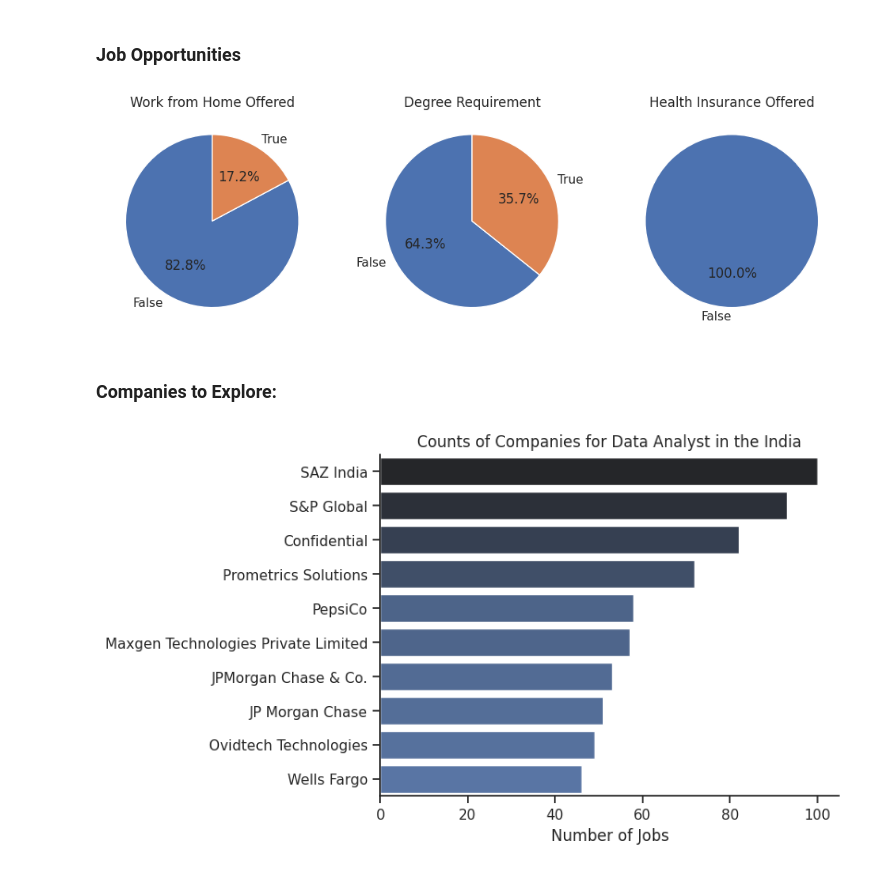
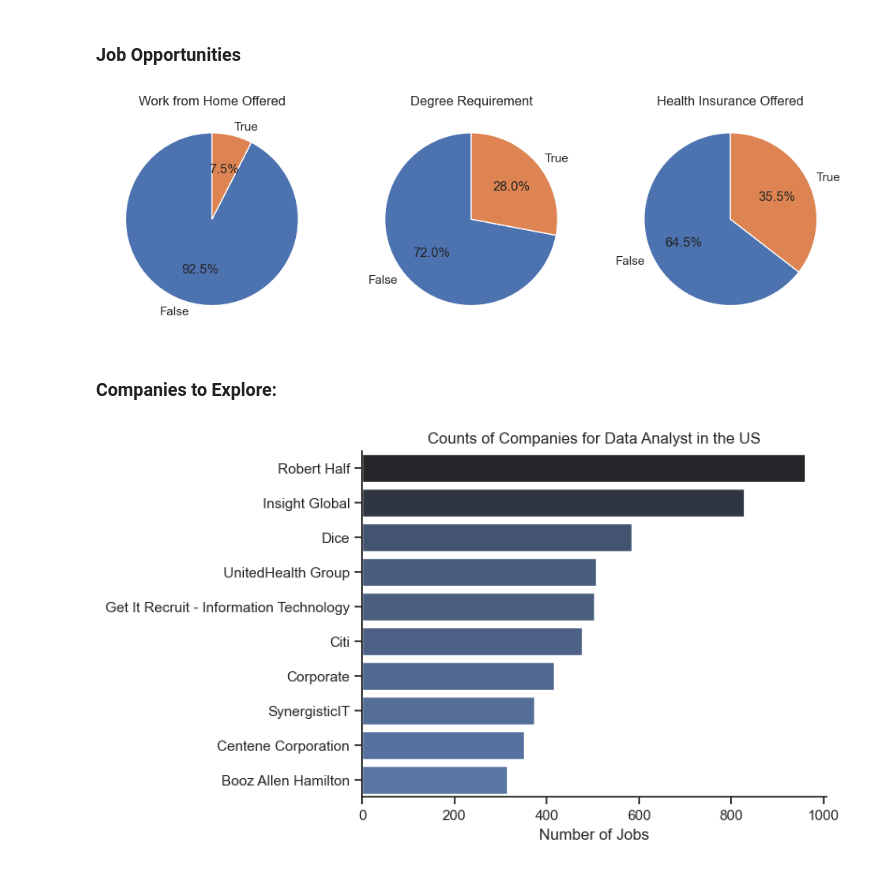
Before and after one commit to utkarsh201314/Data_Analysis_project-jobs-data-analysis-, a Jupyter notebook: 3_Project/1_EDA_Intro.ipynb, the cells around one changed output. Cells and saved outputs as stored; diff of their text form; code cells hidden in the pictures.

```diff
--- a/3_Project/1_EDA_Intro.ipynb
+++ b/3_Project/1_EDA_Intro.ipynb
@@ -109,11 +103,12 @@ plt.show()
 import ast
 import pandas as pd
 import seaborn as sns
-
+from datasets import load_dataset
 import matplotlib.pyplot as plt
 
 # Loading Data
-df = pd.read_csv('/content/drive/MyDrive/Colab Notebooks/data_jobs.csv')
+dataset = load_dataset('lukebarousse/data_jobs')
+df = dataset['train'].to_pandas()
 
 # Data Cleanup
 df['job_posted_date'] = pd.to_datetime(df['job_posted_date'])
@@ -123,5 +118,5 @@ df['job_skills'] = df['job_skills'].apply(lambda x: ast.literal_eval(x) if pd.no
 # %%
-df_India = df[(df['job_country'] == 'India') & (df['job_title_short'] == 'Data Analyst')]
+df_DA_US = df[(df['job_country'] == 'United States') & (df['job_title_short'] == 'Data Analyst')]
 # %% [markdown]
 ### Locations to Explore:
 # %%
@@ -139,34 +134,35 @@ plt.show()
 # %% [markdown]
 ### Job Opportunities
 # %%
+# rewrite the above with a for loop
 dict_column = {
     'job_work_from_home': 'Work from Home Offered',
     'job_no_degree_mention': 'Degree Requirement',
     'job_health_insurance': 'Health Insurance Offered'
 }
 
 fig, ax = plt.subplots(1, 3)
 fig.set_size_inches((12, 5))
 
 for i, (column, title) in enumerate(dict_column.items()):
-    value_counts = df_India[column].value_counts()
-    ax[i].pie(value_counts, labels=value_counts.index, autopct='%1.1f%%', startangle=90)
+    ax[i].pie(df_DA_US[column].value_counts(), labels=['False', 'True'], autopct='%1.1f%%', startangle=90)
     ax[i].set_title(title)
 
+# plt.suptitle('Benefit Analysis of Data Jobs', fontsize=16)
 plt.show()
 # %% [output]
-[figure, old version]
+[figure, new version]
 # %% [markdown]
 ### Companies to Explore:
 # %%
-df_plot = df_India['company_name'].value_counts().head(10).to_frame()
+df_plot = df_DA_US['company_name'].value_counts().head(10).to_frame()
 
 sns.set_theme(style='ticks')
 sns.barplot(data=df_plot, x='count', y='company_name', hue='count', palette='dark:b_r', legend=False)
 sns.despine()
-plt.title('Counts of Companies for Data Analyst in the India')
+plt.title('Counts of Companies for Data Analyst in the US')
 plt.xlabel('Number of Jobs')
 plt.ylabel('')
 plt.show()
 # %% [output]
-[figure, old version]
+[figure, new version]
```
Also changed, not shown: parts of 7 cells of this notebook.
